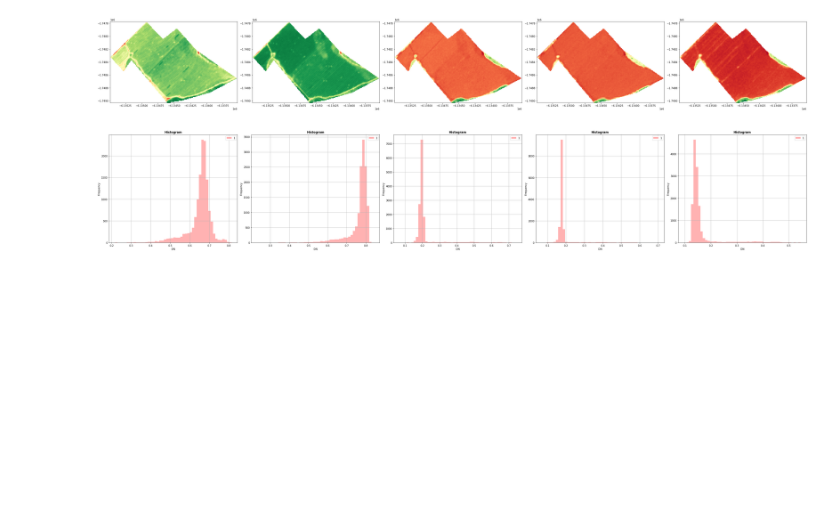
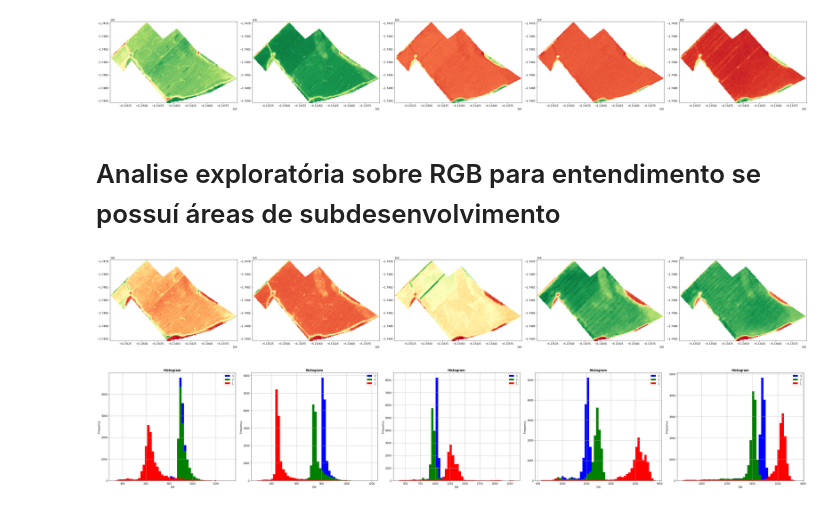
Before and after one commit to g-roger/analise-vegetativa-bemagro, a Jupyter notebook: 20ia_05_EDA_bemagro.ipynb, the cells around one changed output. Saved outputs shown, nothing was run; the diff lists cells and outputs as text; code cells hidden in the pictures; blank space fills up the shorter version.

```diff
--- a/20ia_05_EDA_bemagro.ipynb
+++ b/20ia_05_EDA_bemagro.ipynb
@@ -136,18 +249,38 @@ show(img5, ax=ax5, cmap='RdYlGn')
 fig.tight_layout()
 # %% [output]
 [figure]
+# %% [markdown]
+# Analise exploratória sobre RGB para entendimento se possuí áreas de subdesenvolvimento
+# %%
+img1 = rasterio.open(dataset_1 + df_1['RGB'][0])
+img2 = rasterio.open(dataset_1 + df_1['RGB'][1])
+img3 = rasterio.open(dataset_1 + df_1['RGB'][2])
+img4 = rasterio.open(dataset_1 + df_1['RGB'][3])
+img5 = rasterio.open(dataset_1 + df_1['RGB'][4])
+# %%
+fig, (ax1, ax2, ax3, ax4, ax5) = plt.subplots(1, 5, figsize=(40,7))
+show(img1, ax=ax1, cmap='RdYlGn')
+show(img2, ax=ax2, cmap='RdYlGn')
+show(img3, ax=ax3, cmap='RdYlGn')
+show(img4, ax=ax4, cmap='RdYlGn')
+show(img5, ax=ax5, cmap='RdYlGn')
+
+
+fig.tight_layout()
+# %% [output]
+[figure, added]
 # %%
 fig, (ax1, ax2, ax3, ax4, ax5) = plt.subplots(1, 5, figsize=(40,7))
-show_hist(img1, ax=ax1, bins=50, stacked=False, alpha=0.3, histtype='stepfilled', title="Histogram",)
-show_hist(img2, ax=ax2, bins=50, stacked=False, alpha=0.3, histtype='stepfilled', title="Histogram")
-show_hist(img3, ax=ax3, bins=50, stacked=False, alpha=0.3, histtype='stepfilled', title="Histogram")
-show_hist(img4, ax=ax4, bins=50, stacked=False, alpha=0.3, histtype='stepfilled', title="Histogram")
-show_hist(img5, ax=ax5, bins=50, stacked=False, alpha=0.3, histtype='stepfilled', title="Histogram")
+show_hist(img1, ax=ax1, bins=50, stacked=False, histtype='stepfilled', title="Histogram",)
+show_hist(img2, ax=ax2, bins=50, stacked=False, histtype='stepfilled', title="Histogram")
+show_hist(img3, ax=ax3, bins=50, stacked=False, histtype='stepfilled', title="Histogram")
+show_hist(img4, ax=ax4, bins=50, stacked=False, histtype='stepfilled', title="Histogram")
+show_hist(img5, ax=ax5, bins=50, stacked=False, histtype='stepfilled', title="Histogram")
 
 
 fig.tight_layout()
 # %% [output]
-[figure, old version]
+[figure, new version]
 # %%
 ee.Authenticate()
 ee.Initialize()
```
Also changed, not shown: parts of 25 cells of this notebook.
